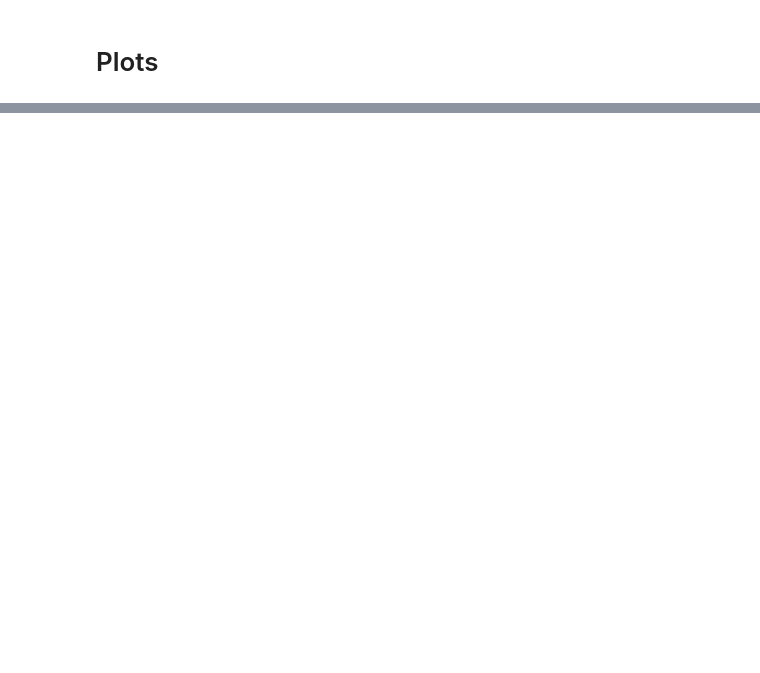
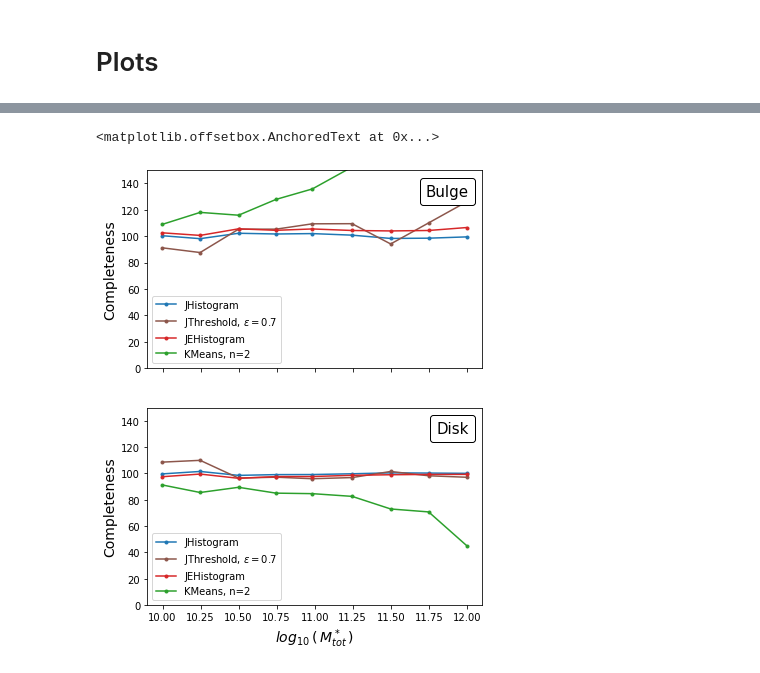
Before and after one commit to antotaverna/gchop_paper, a Jupyter notebook: galaxies_agama/pyc.ipynb, the cells around one changed output, grey strips where cells are left out. Drawn from its saved outputs; the diff is of its cells as text; code cells hidden in the pictures; blank space fills up the shorter version.

```diff
--- a/galaxies_agama/pyc.ipynb
+++ b/galaxies_agama/pyc.ipynb
@@ -134,7 +160,8 @@ recall_score(y_true, y_pred)
 # Tabla Precision
 # %%
 df = pd.DataFrame(columns=['JHistogram', 'JThreshold', 'JEHistogram', 'KMeans'],
-             index=['Agama', 'Agama', 'Agama', 'Agama','Agama', 'Agama', 'Agama', 'Agama', 'Agama'])
+             index=['Agama01', 'Agama02', 'Agama03', 'Agama04','Agama05', 'Agama06',
+                    'Agama07', 'Agama08', 'Agama09'])
 
 df0 = pd.DataFrame(columns=['JHistogram', 'JThreshold', 'JEHistogram', 'KMeans'],
              index=['Agama01', 'Agama02', 'Agama03', 'Agama04','Agama05', 'Agama06',
@@ -162,7 +189,18 @@ for idg,g in enumerate(gal):
         y_true=g['label_Agama']
         #y_pred=dfs01[m]
         y_pred=g[m]
+        if(idg==3 or idg==4 or idg==5):
+            if(idm==3):
+                #df--> prec0-----------------------
+                print('label cambiado',idg,idm, m)
+                y_pred=np.abs(g[m]-1)
+
         df.iloc[idg,idm] = precision(y_true, y_pred)
         df0.iloc[idg,idm] = prec0(y_true, y_pred)
-        print(idg,idm, m)
+        #print('label bien',idg,idm, m)
         #print(precision(y_true, y_pred),prec0(y_true, y_pred))
+
+pd.options.display.float_format = '{:,.3f}'.format
+
+df_prec_bulge = df
+df_prec_disk = df0
@@ -239,30 +392,46 @@ df_rec_bulge
 # %%
-fig, (ax1, ax2) = plt.subplots(2, sharex=True,figsize=(6,5))
+fig, (ax1, ax2) = plt.subplots(2, sharex=True,figsize=(6,8))
 
 gal = np.array([1,2,3,4,5,6,7,8,9])
+gal = np.log10(np.array([m1,m2,m3,m4,m5,m6,m7,m8,m9]))
+
+
 JH = df_rec_bulge.iloc[:,0]*100.
 JT = df_rec_bulge.iloc[:,1]*100.
 JE = df_rec_bulge.iloc[:,2]*100.
 KM = df_rec_bulge.iloc[:,3]*100.
 
-ax1.plot(gal,JH,'.-',label='JHistogram')
-ax1.plot(gal,JT,'.-',label='JThreshold')
-ax1.plot(gal,JE,'.-',label='JEHistogram')
-ax1.plot(gal,KM,'.-',label='KMeans')
-ax1.set_ylim(0.0,100)
-ax1.set_ylabel('Recall-Bulge')
+ax1.plot(gal,JH,'.-',label='JHistogram', color='C0')
+ax1.plot(gal,JT,'.-',label='JThreshold, $\epsilon=0.7$', color='C5')
+ax1.plot(gal,JE,'.-',label='JEHistogram', color='C3')
+ax1.plot(gal,KM,'.-',label='KMeans, n=2', color='C2')
+ax1.set_ylim(0.0,150)
+ax1.set_ylabel('Completeness', fontsize=14)
 ax1.legend()
+
+at = AnchoredText("Bulge", prop=dict(size=15), frameon=True, loc='upper right')
+at.patch.set_boxstyle("round,pad=0.,rounding_size=0.2")
+ax1.add_artist(at)
+
 
 #--------------------------------
 JH = df_rec_disk.iloc[:,0]*100.
 JT = df_rec_disk.iloc[:,1]*100.
 JE = df_rec_disk.iloc[:,2]*100.
 KM = df_rec_disk.iloc[:,3]*100.
 
-ax2.plot(gal,JH,'.-',label='JHistogram')
-ax2.plot(gal,JT,'.-',label='JThreshold')
-ax2.plot(gal,JE,'.-',label='JEHistogram')
-ax2.plot(gal,KM,'.-',label='KMeans')
-ax2.set_ylim(0.0,100)
-ax2.set_ylabel('Recall-Disk')
+ax2.plot(gal,JH,'.-',label='JHistogram', color='C0')
+ax2.plot(gal,JT,'.-',label='JThreshold, $\epsilon=0.7$', color='C5')
+ax2.plot(gal,JE,'.-',label='JEHistogram', color='C3')
+ax2.plot(gal,KM,'.-',label='KMeans, n=2', color='C2')
+ax2.set_ylim(0.0,150)
+ax2.set_xlabel(r'$log_{10}\,(\,M^*_{tot}\,)$', fontsize=14)
+ax2.set_ylabel('Completeness', fontsize=14)
 ax2.legend()
+
+at = AnchoredText("Disk", prop=dict(size=15), frameon=True, loc='upper right')
+at.patch.set_boxstyle("round,pad=0.,rounding_size=0.2")
+ax2.add_artist(at)
+# %% [output]
+<matplotlib.offsetbox.AnchoredText at 0x...>
+[figure, added]
```
Also changed, not shown: parts of 14 cells of this notebook.
